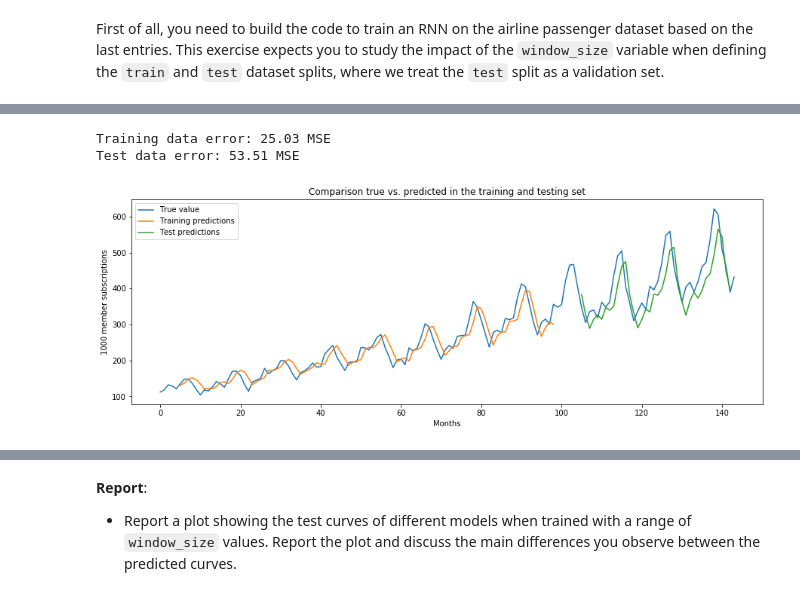
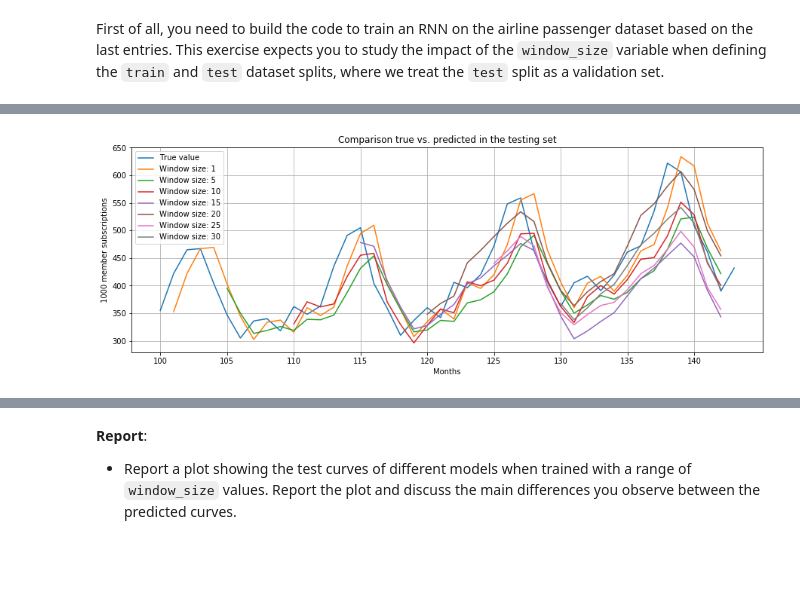
Before and after one commit to alexander3605/deep-learning-course, a Jupyter notebook: 2020_06_RNN.ipynb, the cells around one changed output, grey strips where cells are left out. Drawn from its saved outputs; the diff is of its cells as text; code cells hidden in the pictures; blank space fills up the shorter version.

```diff
--- a/2020_06_RNN.ipynb
+++ b/2020_06_RNN.ipynb
@@ -1087,6 +1087,19 @@ from sklearn.preprocessing import MinMaxScaler
 from sklearn.utils import shuffle
 import numpy as np
 import math
+from tqdm import tqdm
+from pprint import pprint
+np.random.seed(0)
+##############################################
+import pickle
+def save_status(data, dest):
+    outfile = open(dest, 'wb')
+    pickle.dump(data, outfile)
+    outfile.close()
+def load_status(f):
+    with open(f, 'rb') as infile:
+        status = pickle.load(infile)
+    return status
 # %%
 data = pandas.read_csv('airline-passengers.csv', usecols=[1], engine='python')
 plt.plot(data)
@@ -1152,18 +1165,0 @@ rnn.fit(train_X, train_Y, epochs=500, batch_size=batch_size, verbose = 0)
-# %%
-def get_predict_and_score(model, X, Y):
-    # transform the prediction to the original scale.
-    pred = normalizer.inverse_transform(model.predict(X))
-    # transform also the label to the original scale for interpretability.
-    orig_data = normalizer.inverse_transform([Y])
-    # calculate RMSE.
-    score = math.sqrt(mean_squared_error(orig_data[0], pred[:, 0]))
-    return(score, pred)
-
-mse_train, train_predict = get_predict_and_score(rnn, train_X, train_Y)
-mse_test, test_predict = get_predict_and_score(rnn, test_X, test_Y)
-
-print("Training data error: %.2f MSE" % mse_train)
-print("Test data error: %.2f MSE" % mse_test)
-# %% [output]
-Training data error: 25.03 MSE
-Test data error: 53.51 MSE
@@ -1170,23 +1184,38 @@ Test data error: 53.51 MSE
+# %%
+picklefile = "checkpoints_06/task1_results"
+
+save_status(results, picklefile)
+
+results = load_status(picklefile)
 # %%
-# Training predictions.
-train_predictions = np.empty_like(dataset)
-train_predictions[:, :] = np.nan
-train_predictions[window_size:len(train_predict) + window_size, :] = train_predict
+# PLOT TEST PREDICTIONS
+plt.figure(figsize = (15, 5))
 
-# Test predictions.
-test_predictions = np.empty_like(dataset)
-test_predictions[:, :] = np.nan
-test_predictions[len(train_predict) + (window_size * 2) + 1:len(dataset) - 1, :] = test_predict
+xrange = range(100,144)
+plt.xticks()
+plt.plot(xrange, normalizer.inverse_transform(dataset)[-44:], label = "True value")
 
-# Create the plot.
-plt.figure(figsize = (15, 5))
-plt.plot(normalizer.inverse_transform(dataset), label = "True value")
-plt.plot(train_predictions, label = "Training predictions")
-plt.plot(test_predictions, label = "Test predictions")
+for res in [results[0]]+results[4::5]:
+    window_size = res["window_size"]
+    # Training predictions.
+    train_predict = res["train_predict"]
+    train_predictions = np.empty_like(dataset)
+    train_predictions[:, :] = np.nan
+    train_predictions[window_size:len(train_predict) + window_size, :] = train_predict
+
+    # Test predictions.
+    test_predict = res["test_predict"]
+    test_predictions = np.empty_like(dataset)
+    test_predictions[:, :] = np.nan
+    test_predictions[len(train_predict) + (window_size * 2) + 1:len(dataset) - 1, :] = test_predict
+    plt.plot(xrange,test_predictions[-44:], label = f"Window size: {window_size}")
+
+plt.xticks(range(100,144,5))
 plt.xlabel("Months")
 plt.ylabel("1000 member subscriptions")
-plt.title("Comparison true vs. predicted in the training and testing set")
+plt.title("Comparison true vs. predicted in the testing set")
 plt.legend()
+plt.grid()
 plt.show()
 # %% [output]
-[figure, old version]
+[figure, new version]
```
Also changed, not shown: parts of 13 cells of this notebook, 1 other file.
